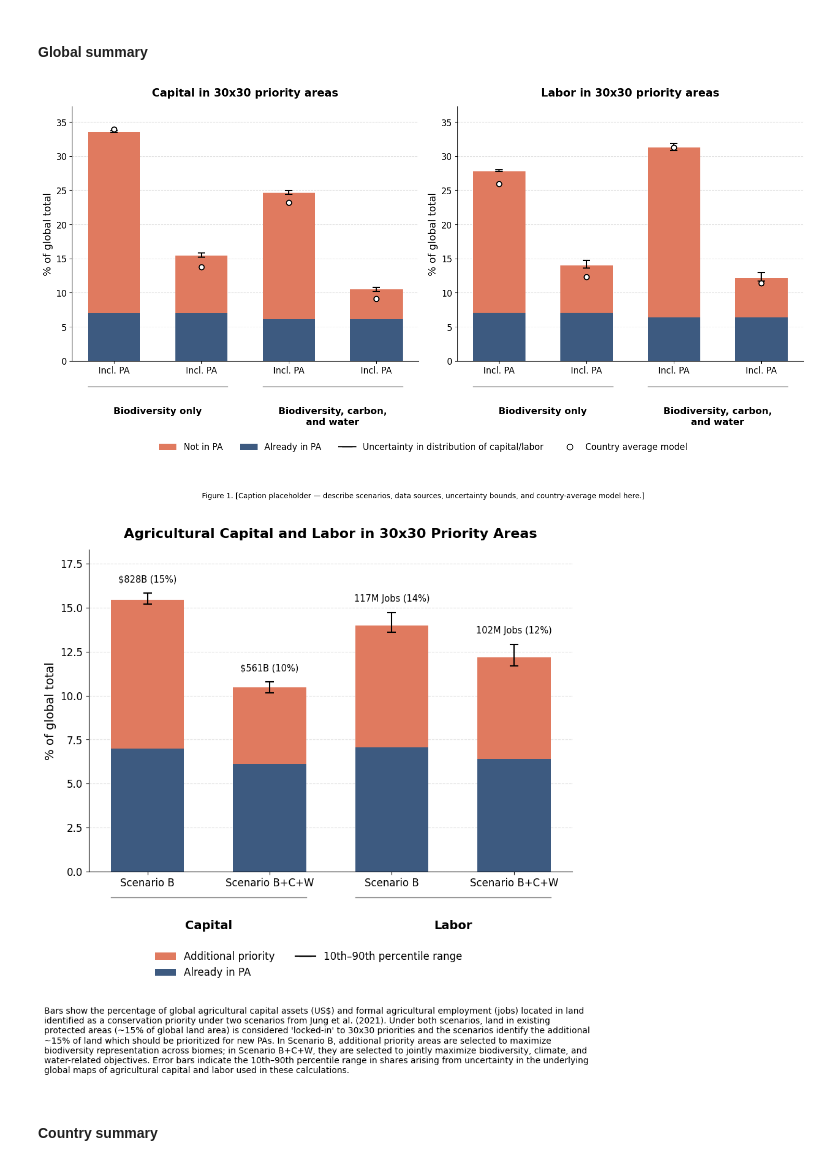
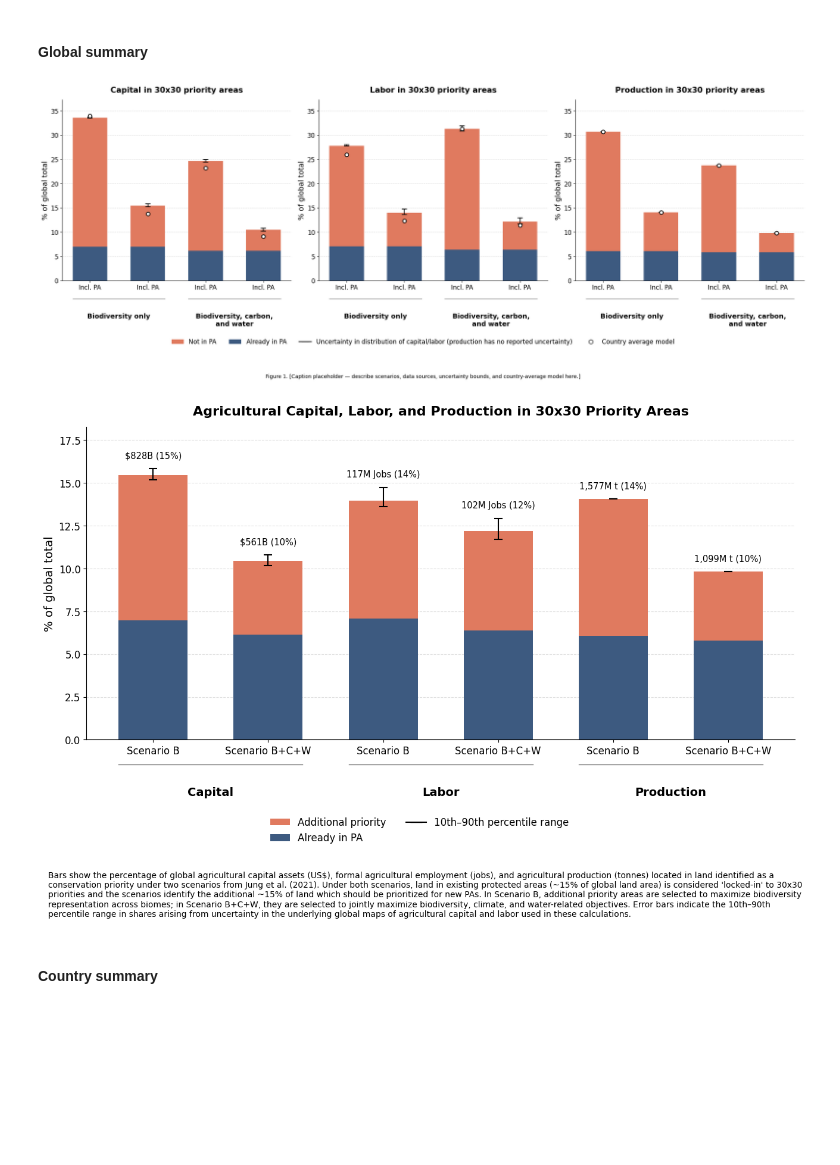
Before and after one commit to carinamani/AgDownscaling, a Jupyter notebook: 05_30x30_analysis/01_overlay_capital_labor.ipynb, the cells around one changed output. Cells and saved outputs as stored; diff of their text form; code cells hidden in the pictures; blank space fills up the shorter version.

```diff
--- a/05_30x30_analysis/01_overlay_capital_labor.ipynb
+++ b/05_30x30_analysis/01_overlay_capital_labor.ipynb
@@ -31,6 +31,9 @@ labor = f"{cd}/Results/Raster_model/reprojected/rescaled_jobs.tif"
 labor_p10 = f"{cd}/Results/Raster_model/reprojected/rescaled_jobs_p10.tif"
 labor_p90 = f"{cd}/Results/Raster_model/reprojected/rescaled_jobs_p90.tif"
 labor_country_avg = f"{cd}/Results/Raster_model/reprojected/rescaled_jobs_country_avg.tif"
+
+# production raster
+production = f"{cd}/Results/Raster_model/reprojected/total_production_tonnes_2020.tif"
 
 # priority rasters
 # 0 = no in top 30%, 1 = in top 30%, not PA, 2 = in top 30%, already PA
@@ -79,8 +82,11 @@ priority_rasters = {
 }
 
 value_rasters = {
-    "Capital": {"base": capital, "p10": capital_p10, "p90": capital_p90, "country_avg": capital_country_avg},
-    "Labor":   {"base": labor,   "p10": labor_p10,   "p90": labor_p90,   "country_avg": labor_country_avg},
+    "Capital":    {"base": capital,    "p10": capital_p10, "p90": capital_p90, "country_avg": capital_country_avg},
+    "Labor":      {"base": labor,      "p10": labor_p10,   "p90": labor_p90,   "country_avg": labor_country_avg},
+    # Production has no p10/p90/country-avg variants (single point-estimate raster),
+    # so the base raster is reused for all four -> zero-width uncertainty, dot sits on the bar.
+    "Production": {"base": production, "p10": production, "p90": production, "country_avg": production},
 }
 
 ### build summary table
@@ -210,37 +216,42 @@ def plot_priority_bar(summary_df, variable_name, ax, shared_ymax):
     ax.set_title(f"{variable_name} in 30x30 priority areas", pad=14, fontweight="bold")
     ax.spines[["top", "right"]].set_visible(False)
     ax.grid(axis="y", linestyle="--", alpha=0.4, zorder=0)
     ax.set_axisbelow(True)
 
 
 # shared y-axis max across both variables, with a little headroom
-shared_ymax = max(get_max_extent(summary_df, "Capital"), get_max_extent(summary_df, "Labor")) * 1.1
+shared_ymax = max(
+    get_max_extent(summary_df, "Capital"),
+    get_max_extent(summary_df, "Labor"),
+    get_max_extent(summary_df, "Production"),
+) * 1.1
 
-fig, axes = plt.subplots(1, 2, figsize=(15, 7))
+fig, axes = plt.subplots(1, 3, figsize=(21, 7))
 plot_priority_bar(summary_df, "Capital", axes[0], shared_ymax)
 plot_priority_bar(summary_df, "Labor", axes[1], shared_ymax)
+plot_priority_bar(summary_df, "Production", axes[2], shared_ymax)
 
 legend_elements = [
     Patch(facecolor=color_top30, label="Not in PA"),
     Patch(facecolor=color_already_pa, label="Already in PA"),
     Line2D([0], [0], color="black", marker="_", markersize=15, linewidth=1.5,
-           label="Uncertainty in distribution of capital/labor"),
+           label="Uncertainty in distribution of capital/labor (production has no reported uncertainty)"),
 ]
 if SHOW_COUNTRY_AVG_DOTS:
     legend_elements.append(
         Line2D([0], [0], marker="o", color="none", markerfacecolor="white", markeredgecolor="black",
                markersize=8, linewidth=1.5, label="Country average model")
     )
 fig.legend(handles=legend_elements, loc="lower center", ncol=len(legend_elements),
            bbox_to_anchor=(0.5, -0.05), frameon=False)
 
 fig.text(0.5, -0.14, CAPTION, ha="center", va="top", fontsize=10, wrap=True)
 
 plt.tight_layout()
 plt.savefig(f"{fd}/global_summary_bar.png", dpi=200, bbox_inches="tight")
 plt.show()
 # %% [output]
-[figure, old version]
+[figure, new version]
 # %%
 ##### Single combined chart: % of capital and labor in top 30% priority areas (With PA only)
 
@@ -260,14 +271,16 @@ color_already_pa = "#3D5A80"  # slate blue — already in PA
 SHOW_COUNTRY_AVG_DOTS = False
 
 # ---- placeholder caption (academic-article style) ----
-CAPTION = ("Bars show the percentage of global agricultural capital assets (US$) and formal agricultural employment (jobs) located in land identified as a conservation priority under two scenarios from Jung et al. (2021). Under both scenarios, land in existing protected areas (~15% of global land area) is considered 'locked-in' to 30x30 priorities and the scenarios identify the additional ~15% of land which should be prioritized for new PAs. In Scenario B, additional priority areas are selected to maximize biodiversity representation across biomes; in Scenario B+C+W, they are selected to jointly maximize biodiversity, climate, and water-related objectives. Error bars indicate the 10th–90th percentile range in shares arising from uncertainty in the underlying global maps of agricultural capital and labor used in these calculations.")
+CAPTION = ("Bars show the percentage of global agricultural capital assets (US$), formal agricultural employment (jobs), and agricultural production (tonnes) located in land identified as a conservation priority under two scenarios from Jung et al. (2021). Under both scenarios, land in existing protected areas (~15% of global land area) is considered 'locked-in' to 30x30 priorities and the scenarios identify the additional ~15% of land which should be prioritized for new PAs. In Scenario B, additional priority areas are selected to maximize biodiversity representation across biomes; in Scenario B+C+W, they are selected to jointly maximize biodiversity, climate, and water-related objectives. Error bars indicate the 10th–90th percentile range in shares arising from uncertainty in the underlying global maps of agricultural capital and labor used in these calculations.")
 
-# Only these two (with-PA) scenarios are used, for both variables
+# Only these two (with-PA) scenarios are used, for all variables
 scenario_order = ["Biodiversity - With PA", "All - With PA"]
 scenario_short = {"Biodiversity - With PA": "Scenario B", "All - With PA": "Scenario B+C+W"}
 
-# Build the 4 bars in order: Capital-B, Capital-BCW, Labor-B, Labor-BCW
-bar_defs = [("Capital", s) for s in scenario_order] + [("Labor", s) for s in scenario_order]
+# Build the 6 bars in order: Capital-B, Capital-BCW, Labor-B, Labor-BCW, Production-B, Production-BCW
+bar_defs = ([("Capital", s) for s in scenario_order]
+            + [("Labor", s) for s in scenario_order]
+            + [("Production", s) for s in scenario_order])
 x = np.arange(len(bar_defs))
 width = 0.6
 
@@ -282,16 +295,23 @@ def format_value_label(variable_name, value, pct):
             val_str = f"${value/1e6:,.0f}M"
         else:
             val_str = f"${value:,.0f}"
-    else:  # Labor -> FTE jobs
+    elif variable_name == "Labor":  # FTE jobs
         if value >= 1e6:
             val_str = f"{value/1e6:,.0f}M Jobs"
         elif value >= 1e3:
             val_str = f"{value/1e3:,.0f}K Jobs"
         else:
             val_str = f"{value:,.0f} Jobs"
+    else:  # Production -> tonnes
+        if value >= 1e6:
+            val_str = f"{value/1e6:,.0f}M t"
+        elif value >= 1e3:
+            val_str = f"{value/1e3:,.0f}K t"
+        else:
+            val_str = f"{value:,.0f} t"
     return f"{val_str} ({pct:.0f}%)"
 
-fig, ax = plt.subplots(figsize=(9, 7))
+fig, ax = plt.subplots(figsize=(13, 7))
 
 max_top_of_bar = 0  # track for placing labels / setting ylim with headroom
 
@@ -336,7 +356,7 @@ ax.set_xticks(x)
 ax.set_xticklabels([scenario_short[s] for _, s in bar_defs])
 
 # grouped labels spanning each pair (Capital vs Labor)
-group_defs = [(0, 1, "Capital"), (2, 3, "Labor")]
+group_defs = [(0, 1, "Capital"), (2, 3, "Labor"), (4, 5, "Production")]
 trans = transforms.blended_transform_factory(ax.transData, ax.transAxes)
 for i0, i1, label in group_defs:
     center = (i0 + i1) / 2
@@ -345,7 +365,7 @@ for i0, i1, label in group_defs:
              color="grey", linewidth=1, clip_on=False)
 
 ax.set_ylabel("% of global total")
-ax.set_title(f"Agricultural Capital and Labor in 30x30 Priority Areas", pad=14, fontweight="bold")
+ax.set_title(f"Agricultural Capital, Labor, and Production in 30x30 Priority Areas", pad=14, fontweight="bold")
 ax.spines[["top", "right"]].set_visible(False)
 ax.grid(axis="y", linestyle="--", alpha=0.4, zorder=0)
 ax.set_axisbelow(True)
@@ -371,7 +391,7 @@ plt.tight_layout()
 plt.savefig(f"{fd}/global_summary_bar_combined.png", dpi=200, bbox_inches="tight")
 plt.show()
 # %% [output]
-[figure, old version]
+[figure, new version]
 # %% [markdown]
 #### Country summary
 # %%
```
Also changed, not shown: parts of 4 cells of this notebook, 10 other files.
